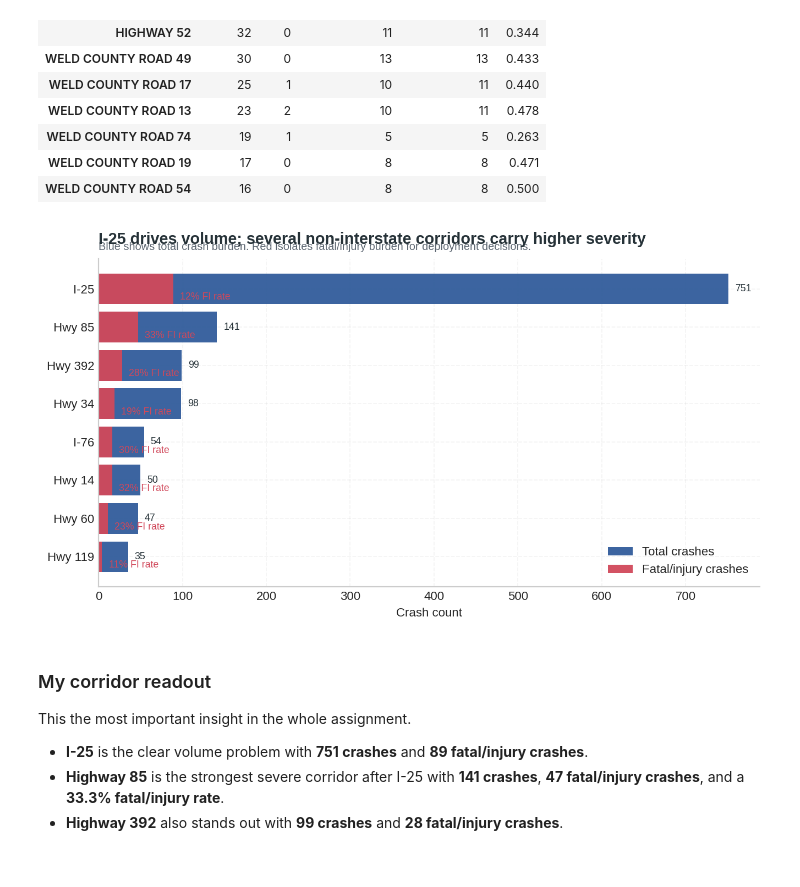
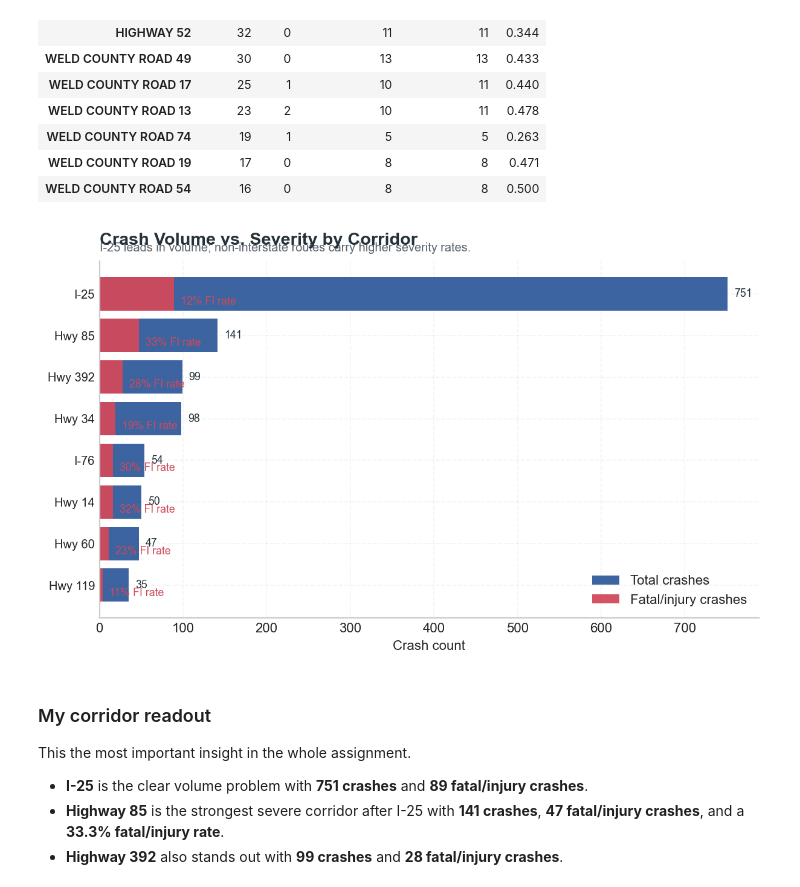
Before and after one commit to jhamm2315/troop3A_analysis, a Jupyter notebook: notebook/troop3A_tactical_analysis.ipynb, the cells around one changed output. Saved outputs shown, nothing was run; the diff lists cells and outputs as text; code cells hidden in the pictures.

Commit message:
Final submission: Troop 3A tactical traffic analysis with executive visuals and deployment insights

```diff
--- a/notebook/troop3A_tactical_analysis.ipynb
+++ b/notebook/troop3A_tactical_analysis.ipynb
@@ -29,6 +29,12 @@ import matplotlib as mpl
 from pathlib import Path
 import re
 import textwrap
+from pathlib import Path
+
+DATA_PATH = Path("../data/troop3A_crash_data.xlsx")
+
+if not DATA_PATH.exists():
+    raise FileNotFoundError("Data file not found. Place it in the /data folder.")
 
 plt.style.use("seaborn-v0_8-whitegrid")
 mpl.rcParams.update({
@@ -48,7 +54,7 @@ SECONDARY = "#D1495B"   # severity / fatal-injury burden
 ACCENT = "#3CAEA3"      # supporting accent
 DARK = "#263238"
 
-DATA_PATH = Path("../Copy of 3A_2ndQtr_2021-2025_CrashHdr_8846552366611241510.xlsx")
+DATA_PATH = Path("../data/troop3A_crash_data.xlsx")
 OUTPUT_DIR = Path("charts")
 OUTPUT_DIR.mkdir(exist_ok=True, parents=True)
 
@@ -249,32 +293,79 @@ road_stats.head(15)
 # %%
 plot_df = road_stats.head(8).copy().sort_values("crashes")
 
-fig, ax = plt.subplots(figsize=(8.4, 4.7))
+fig, ax = plt.subplots(figsize=(8.8, 5.2))
 y = np.arange(len(plot_df))
 
-ax.barh(y, plot_df["crashes"], color=PRIMARY, alpha=0.95, label="Total crashes")
-ax.barh(y, plot_df["fatal_or_injury"], color=SECONDARY, alpha=0.95, label="Fatal/injury crashes")
+# Bars
+bars_total = ax.barh(
+    y,
+    plot_df["crashes"],
+    color=PRIMARY,
+    alpha=0.95,
+    label="Total crashes"
+)
 
+bars_fi = ax.barh(
+    y,
+    plot_df["fatal_or_injury"],
+    color=SECONDARY,
+    alpha=0.95,
+    label="Fatal/injury crashes"
+)
+
+# Title / subtitle
 executive_axes(
     ax,
-    "I-25 drives volume; several non-interstate corridors carry higher severity",
-    "Blue shows total crash burden. Red isolates fatal/injury burden for deployment decisions.",
+    "Crash Volume vs. Severity by Corridor",
+    "I-25 leads in volume; non-interstate routes carry higher severity rates.",
     xlabel="Crash count"
 )
 
+# Y labels
 ax.set_yticks(y)
-ax.set_yticklabels(plot_df.index.str.replace("INTERSTATE ", "I-").str.replace("HIGHWAY ", "Hwy "))
+ax.set_yticklabels(
+    plot_df.index.str.replace("INTERSTATE ", "I-").str.replace("HIGHWAY ", "Hwy "),
+    fontsize=9
+)
 
-for i, (crashes, severe, rate) in enumerate(zip(plot_df["crashes"], plot_df["fatal_or_injury"], plot_df["fi_rate"])):
-    ax.text(crashes + 8, i, f"{int(crashes)}", va="center", fontsize=8, color=DARK)
-    ax.text(severe + 8, i - 0.22, f"{rate:.0%} FI rate", va="center", fontsize=8, color=SECONDARY)
+# Value labels
+for bar, rate in zip(bars_total, plot_df["fi_rate"]):
+    width = bar.get_width()
+    y_pos = bar.get_y() + bar.get_height() / 2
 
+    ax.text(
+        width + 8,
+        y_pos,
+        f"{int(width)}",
+        va="center",
+        ha="left",
+        fontsize=8,
+        color=DARK
+    )
+
+for bar, rate in zip(bars_fi, plot_df["fi_rate"]):
+    width = bar.get_width()
+    y_pos = bar.get_y() + bar.get_height() / 2
+
+    ax.text(
+        width + 8,
+        y_pos - 0.18,
+        f"{rate:.0%} FI rate",
+        va="center",
+        ha="left",
+        fontsize=8,
+        color=SECONDARY
+    )
+
+# Legend
 ax.legend(loc="lower right")
-fig.tight_layout()
-fig.savefig(OUTPUT_DIR / "02_top_corridors.png", bbox_inches="tight")
+
+# Final layout
+fig.subplots_adjust(top=0.82)
+fig.savefig(OUTPUT_DIR / "02_top_corridors.png", bbox_inches="tight", pad_inches=0.35)
 plt.show()
 # %% [output]
-[figure, old version]
+[figure, new version]
 # %% [markdown]
 ### My corridor readout
 This the most important insight in the whole assignment.
```
Also changed, not shown: parts of 6 cells of this notebook, 6 other files.
